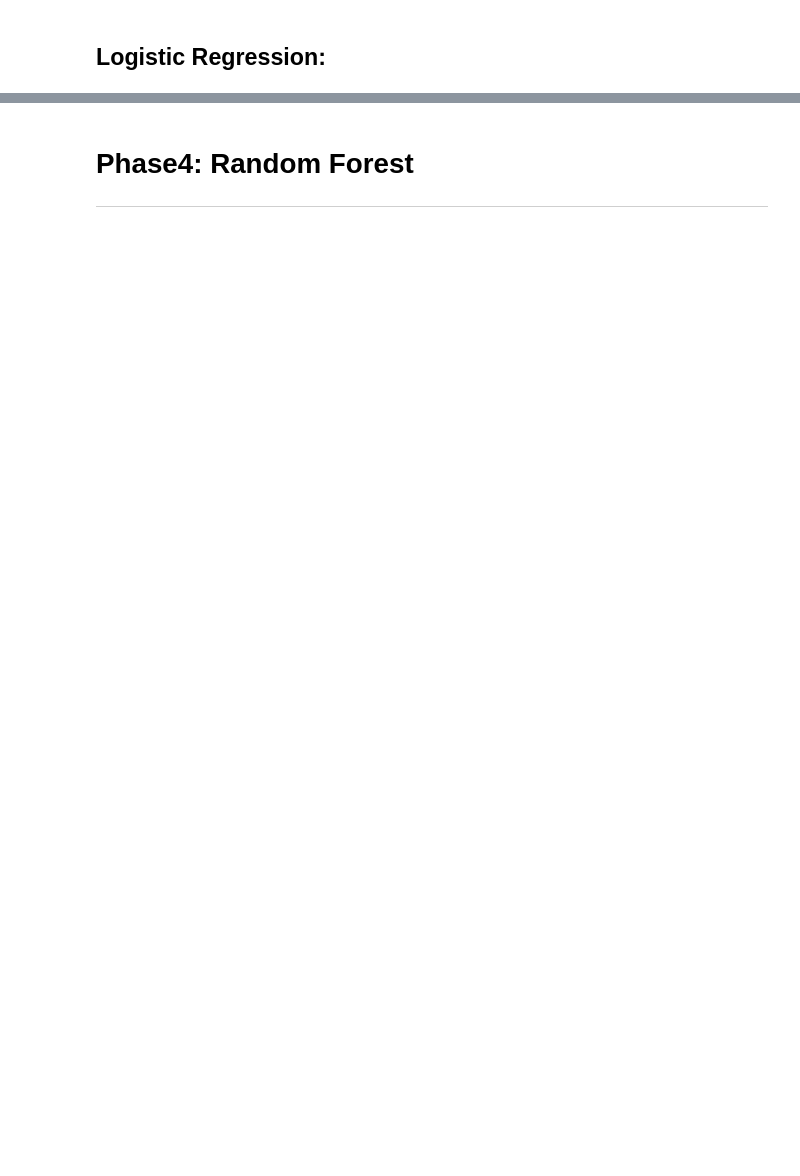
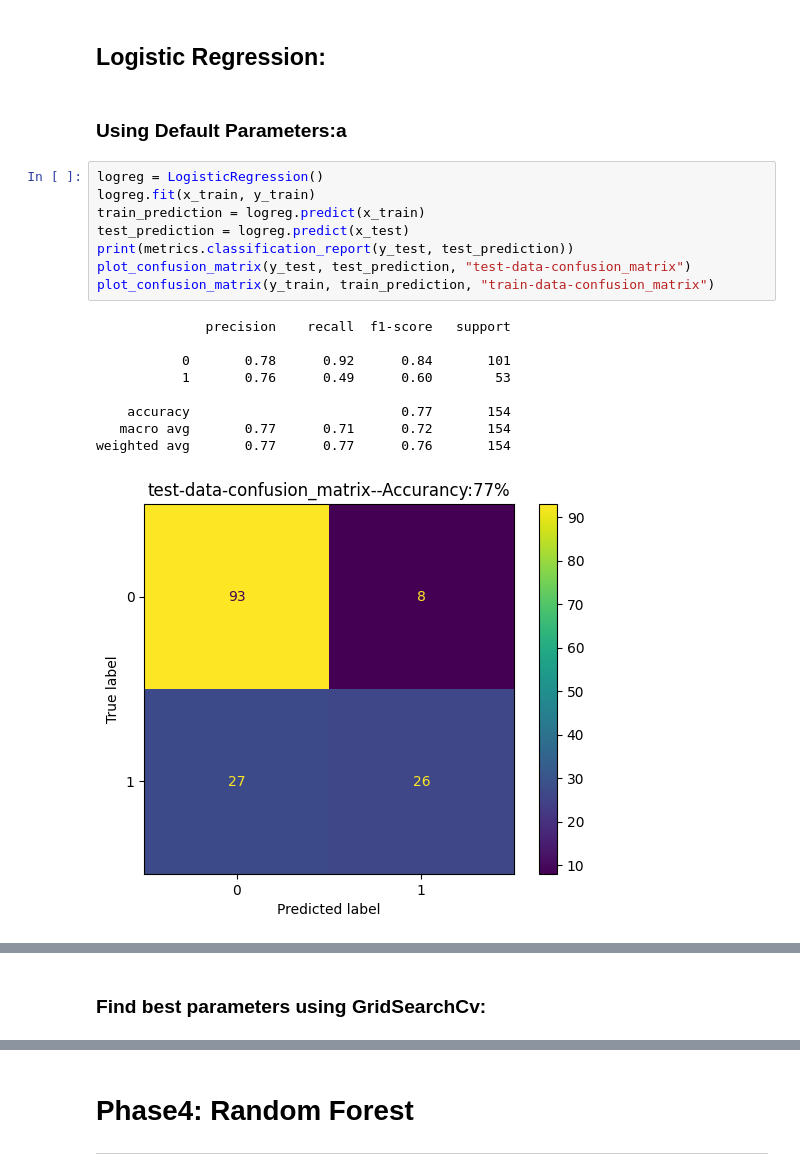
Before and after one commit to mohajel/AI_projects, a Jupyter notebook: CA4/ca4.ipynb, the cells around one changed output, grey strips where cells are left out. Saved outputs shown, nothing was run; the diff lists cells and outputs as text; blank space fills up the shorter version.

```diff
--- a/CA4/ca4.ipynb
+++ b/CA4/ca4.ipynb
@@ -499,2 +497,22 @@ weighted avg       0.69      0.71      0.68       154
 # %% [markdown]
 ## Logistic Regression:
+# %% [markdown]
+### Using Default Parameters:a
+# %%
+logreg = LogisticRegression()
+logreg.fit(x_train, y_train)
+train_prediction = logreg.predict(x_train)
+test_prediction = logreg.predict(x_test)
+print(metrics.classification_report(y_test, test_prediction))
+plot_confusion_matrix(y_test, test_prediction, "test-data-confusion_matrix")
+plot_confusion_matrix(y_train, train_prediction, "train-data-confusion_matrix")
+# %% [output]
+              precision    recall  f1-score   support
+
+           0       0.78      0.92      0.84       101
+           1       0.76      0.49      0.60        53
+
+    accuracy                           0.77       154
+   macro avg       0.77      0.71      0.72       154
+weighted avg       0.77      0.77      0.76       154
+[figure, added]
@@ -500,0 +520,2 @@ weighted avg       0.69      0.71      0.68       154
+# %% [markdown]
+### Find best parameters using GridSearchCv:
```
Also changed, not shown: parts of 22 cells of this notebook.
